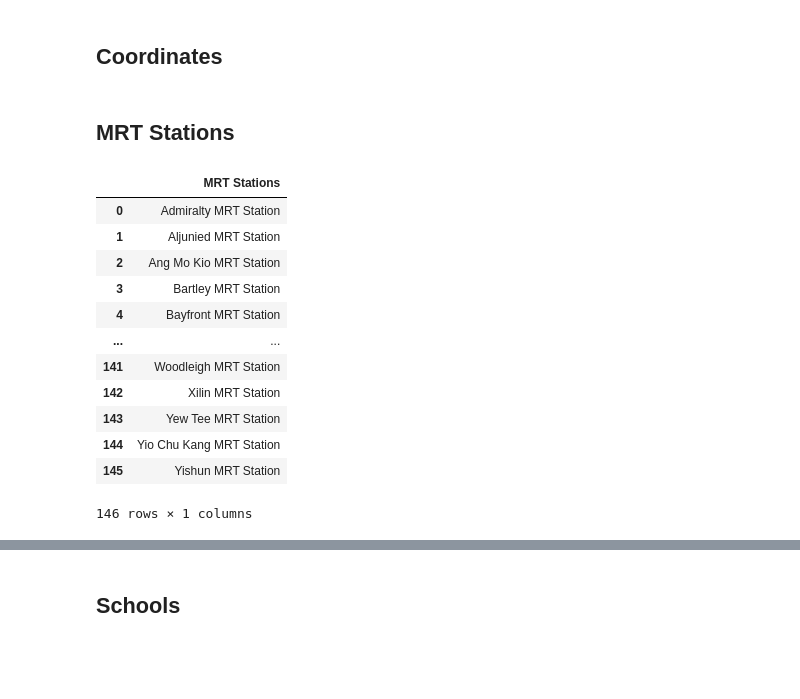
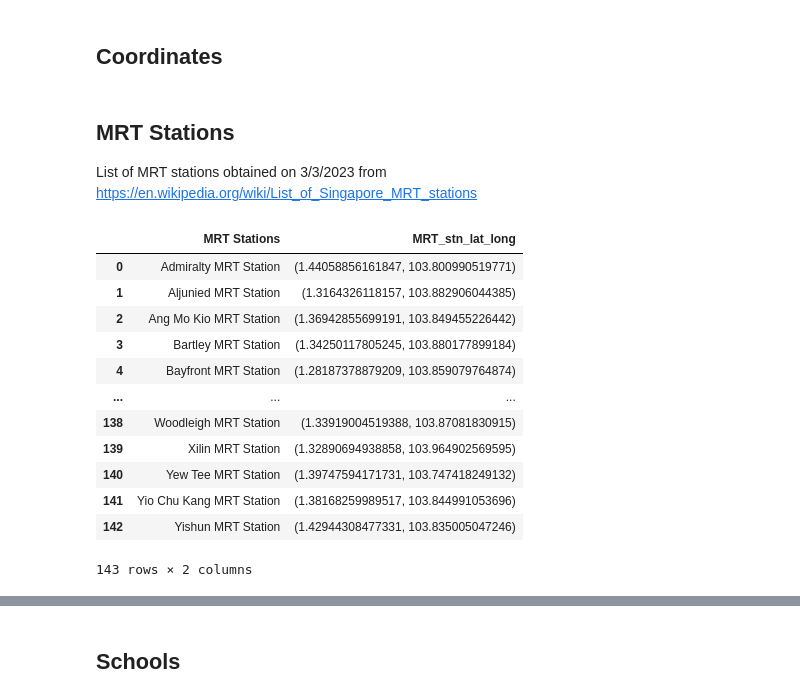
Before and after one commit to alvintanjl/HDB_Resale_Price_Regression, a Jupyter notebook: HDB Resale Price_Data Engineering.ipynb, the cells around one changed output, grey strips where cells are left out. Saved outputs shown, nothing was run; the diff lists cells and outputs as text; code cells hidden in the pictures; blank space fills up the shorter version.

```diff
--- a/HDB Resale Price_Data Engineering.ipynb
+++ b/HDB Resale Price_Data Engineering.ipynb
@@ -126,22 +127,37 @@ test_df['lat_lon'] = test_df['address_str'].progress_apply(get_coordinates)
+# %%
+def get_coordinates(address):
+    for i in range(10):
+        try:
+            req = requests.get('https://developers.onemap.sg/commonapi/search?searchVal='+address+'&returnGeom=Y&getAddrDetails=Y&pageNum=1')
+            resultsdict = eval(req.text)
+            if len(resultsdict['results']) > 0:
+                return (resultsdict['results'][0]['LATITUDE'], resultsdict['results'][0]['LONGITUDE'])
+            else:
+                return np.nan
+            break
+        except:
+            time.sleep(10)
 # %% [markdown]
 ## MRT Stations
+List of MRT stations obtained on 3/3/2023 from https://en.wikipedia.org/wiki/List_of_Singapore_MRT_stations
 # %%
-# Get list of all MRT stations in Singapore
-# Excel of MRT stations obtained on 3/3/2023 from https://en.wikipedia.org/wiki/List_of_Singapore_MRT_stations
 mrt_df = pd.read_excel('MRT_List.xlsx')
 mrt_df['MRT Stations'] = mrt_df['MRT Stations'] + ' MRT Station'
+mrt_df['MRT_stn_lat_long'] = mrt_df['MRT Stations'].progress_apply(get_coordinates) # Download lat long from onemap API
+mrt_df = mrt_df.dropna()
+mrt_df = mrt_df.reset_index(drop = True)
 mrt_df
 # %% [output]
-|  | MRT Stations |
-| 0 | Admiralty MRT Station |
-| 1 | Aljunied MRT Station |
-| 2 | Ang Mo Kio MRT Station |
-| 3 | Bartley MRT Station |
-| 4 | Bayfront MRT Station |
-| ... | ... |
-| 141 | Woodleigh MRT Station |
-| 142 | Xilin MRT Station |
-| 143 | Yew Tee MRT Station |
-| 144 | Yio Chu Kang MRT Station |
-| 145 | Yishun MRT Station |
+|  | MRT Stations | MRT_stn_lat_long |
+| 0 | Admiralty MRT Station | (1.44058856161847, 103.800990519771) |
+| 1 | Aljunied MRT Station | (1.3164326118157, 103.882906044385) |
+| 2 | Ang Mo Kio MRT Station | (1.36942855699191, 103.849455226442) |
+| 3 | Bartley MRT Station | (1.34250117805245, 103.880177899184) |
+| 4 | Bayfront MRT Station | (1.28187378879209, 103.859079764874) |
+| ... | ... | ... |
+| 138 | Woodleigh MRT Station | (1.33919004519388, 103.87081830915) |
+| 139 | Xilin MRT Station | (1.32890694938858, 103.964902569595) |
+| 140 | Yew Tee MRT Station | (1.39747594171731, 103.747418249132) |
+| 141 | Yio Chu Kang MRT Station | (1.38168259989517, 103.844991053696) |
+| 142 | Yishun MRT Station | (1.42944308477331, 103.835005047246) |
-146 rows × 1 columns
+143 rows × 2 columns
```
Also changed, not shown: parts of 38 cells of this notebook, 1 other file.
